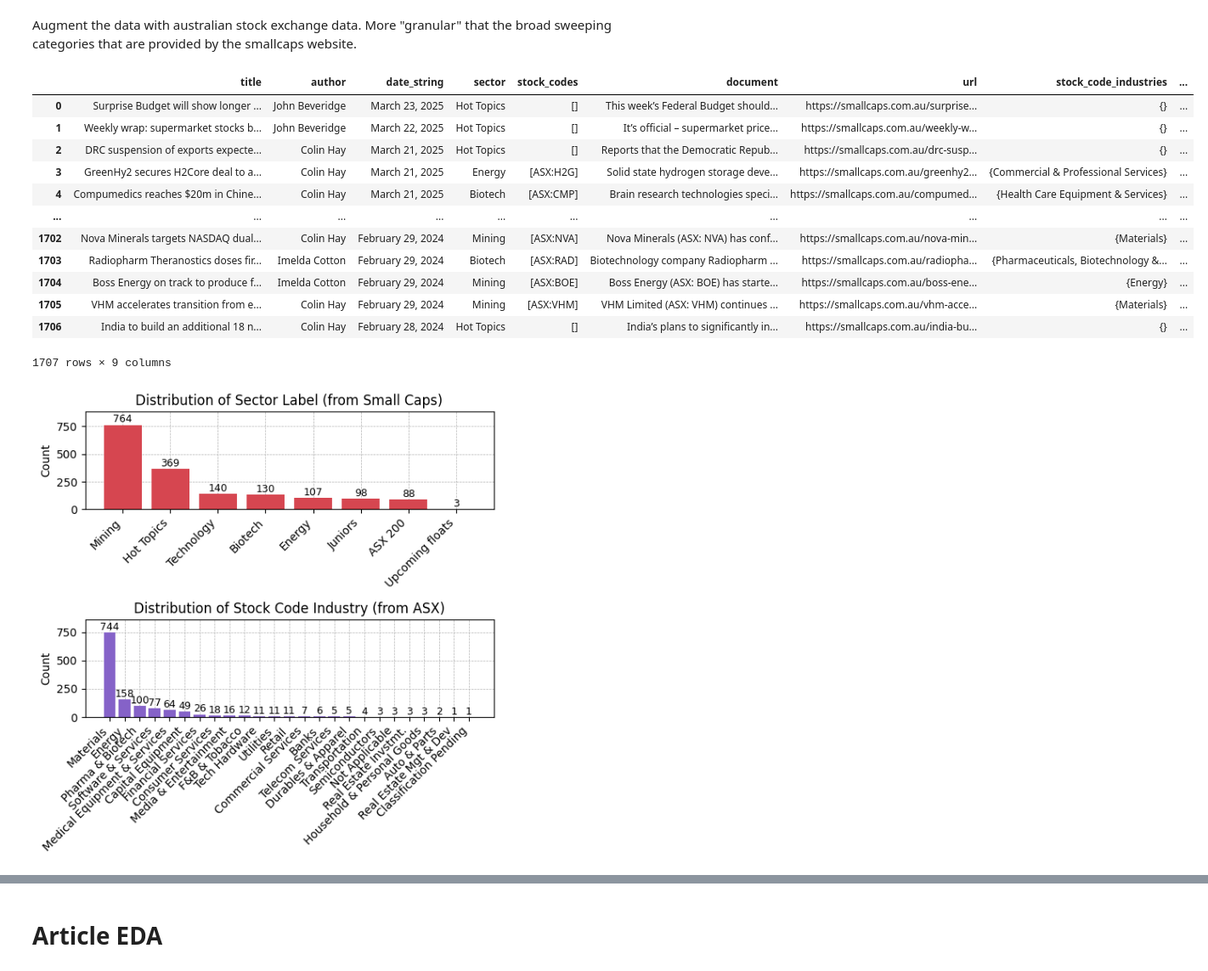
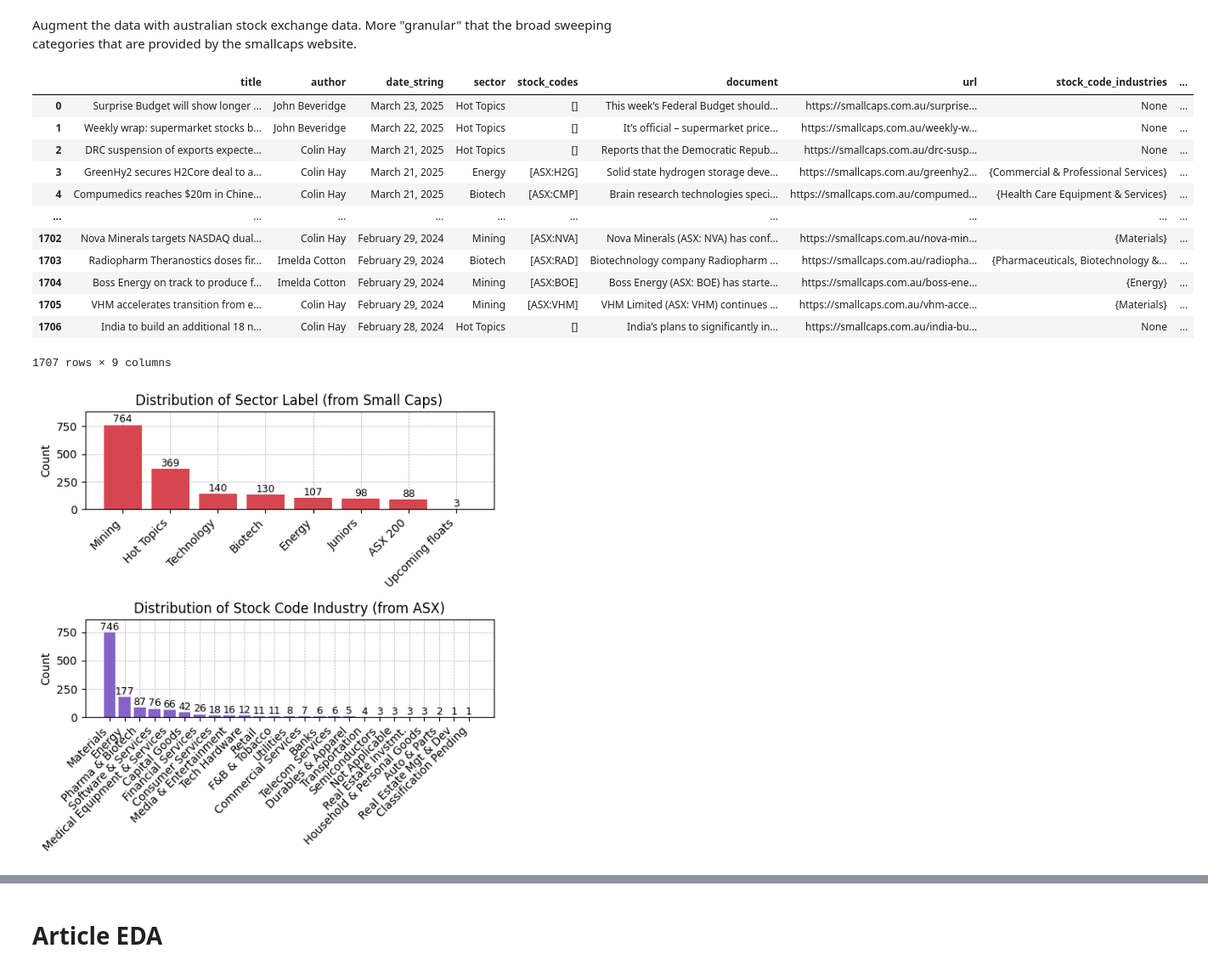
Before and after one commit to H-unter/MA3831-Assignment-2-3, a Jupyter notebook: code/scrape_article.ipynb, the cells around one changed output, grey strips where cells are left out. Shown: that part at 85% size. Drawn from its saved outputs; the diff is of its cells as text; code cells hidden in the pictures.

```diff
--- a/code/scrape_article.ipynb
+++ b/code/scrape_article.ipynb
@@ -161,19 +160,18 @@ asx_companies_df
 
 # article_df['stock_codes'] is a cell containing a list of stock code
 # create a new column 'stock_code_instustries' which is a list of industries for each stock code found in the asx_comnpaies_df['GICS industry group']
-
-def get_industry(stock_code):
-    industry = asx_companies_df.loc[asx_companies_df['code'] == stock_code]['GICS industry group']
-    return industry.values[0] if not industry.empty else None
+def get_industries(stock_codes):
+    if not stock_codes:  # Check if the list is empty
+        return None
+    industries = asx_companies_df.loc[asx_companies_df['code'].isin(stock_codes), 'GICS industry group']
+    return set(industries) if not industries.empty else None
 
 # Create a column for stock code industries (list of industries)
-article_df['stock_code_industries'] = article_df['stock_codes'].apply(
-    lambda stock_codes: {get_industry(code) for code in stock_codes if get_industry(code) is not None}
-)
+article_df['stock_code_industries'] = article_df['stock_codes'].apply(get_industries)
 
 # Create a column for stock code industry (single industry)
 def get_most_popular_industry(industries):
-    if not industries:
+    if industries is None or not industries:  # Handle None or empty set
         return None
     industry_counts = pd.Series(list(industries)).value_counts()
     return industry_counts.idxmax()
@@ -184,7 +182,8 @@ article_df
 # print out a list of all unique stock code industries
 unique_industries = set()
 for industries in article_df['stock_code_industries']:
-    unique_industries.update(industries)
+    if industries:  # Check if industries is not None
+        unique_industries.update(industries)
 unique_industries
 
 industry_long_name_to_industry_short_name = {
@@ -193,36 +192,36 @@ industry_long_name_to_industry_short_name = {
     "Capital Goods": "Capital Goods",
     "Class Pend": "Classification Pending",
     "Commercial & Professional Services": "Commercial Services",
     "Consumer Discretionary Distribution & Retail": "Retail",
     "Consumer Durables & Apparel": "Durables & Apparel",
     "Consumer Services": "Consumer Services",
     "Energy": "Energy",
     "Equity Real Estate Investment Trusts (REITs)": "Real Estate Invstmt.",
     "Financial Services": "Financial Services",
     "Food, Beverage & Tobacco": "F&B & Tobacco",
     "Health Care Equipment & Services": "Medical Equipment & Services",
     "Household & Personal Products": "Household & Personal Goods",
     "Materials": "Materials",
     "Media & Entertainment": "Media & Entertainment",
     "Not Applic": "Not Applicable",
     "Pharmaceuticals, Biotechnology & Life Sciences": "Pharma & Biotech",
     "Real Estate Management & Development": "Real Estate Mgt & Dev",
     "Semiconductors & Semiconductor Equipment": "Semiconductors",
     "Software & Services": "Software & Services",
     "Technology Hardware & Equipment": "Tech Hardware",
     "Telecommunication Services": "Telecom Services",
     "Transportation": "Transportation",
     "Utilities": "Utilities",
 }
 
 #map the long name to the short name in the dataframe
 article_df['stock_code_industry'] = article_df['stock_code_industry'].map(industry_long_name_to_industry_short_name)
 article_df
 # %% [output]
 |  | title | author | date_string | sector | stock_codes | document | url | stock_code_industries | ... |
-| 0 | Surprise Budget will show longer ... | John Beveridge | March 23, 2025 | Hot Topics | [] | This week’s Federal Budget should... | https://smallcaps.com.au/surprise... | {} | ... |
-| 1 | Weekly wrap: supermarket stocks b... | John Beveridge | March 22, 2025 | Hot Topics | [] | It’s official – supermarket price... | https://smallcaps.com.au/weekly-w... | {} | ... |
-| 2 | DRC suspension of exports expecte... | Colin Hay | March 21, 2025 | Hot Topics | [] | Reports that the Democratic Repub... | https://smallcaps.com.au/drc-susp... | {} | ... |
+| 0 | Surprise Budget will show longer ... | John Beveridge | March 23, 2025 | Hot Topics | [] | This week’s Federal Budget should... | https://smallcaps.com.au/surprise... | None | ... |
+| 1 | Weekly wrap: supermarket stocks b... | John Beveridge | March 22, 2025 | Hot Topics | [] | It’s official – supermarket price... | https://smallcaps.com.au/weekly-w... | None | ... |
+| 2 | DRC suspension of exports expecte... | Colin Hay | March 21, 2025 | Hot Topics | [] | Reports that the Democratic Repub... | https://smallcaps.com.au/drc-susp... | None | ... |
 | 3 | GreenHy2 secures H2Core deal to a... | Colin Hay | March 21, 2025 | Energy | [ASX:H2G] | Solid state hydrogen storage deve... | https://smallcaps.com.au/greenhy2... | {Commercial & Professional Services} | ... |
 | 4 | Compumedics reaches $20m in Chine... | Colin Hay | March 21, 2025 | Biotech | [ASX:CMP] | Brain research technologies speci... | https://smallcaps.com.au/compumed... | {Health Care Equipment & Services} | ... |
 | ... | ... | ... | ... | ... | ... | ... | ... | ... | ... |
@@ -230,7 +229,7 @@ article_df
 | 1703 | Radiopharm Theranostics doses fir... | Imelda Cotton | February 29, 2024 | Biotech | [ASX:RAD] | Biotechnology company Radiopharm ... | https://smallcaps.com.au/radiopha... | {Pharmaceuticals, Biotechnology &... | ... |
 | 1704 | Boss Energy on track to produce f... | Imelda Cotton | February 29, 2024 | Mining | [ASX:BOE] | Boss Energy (ASX: BOE) has starte... | https://smallcaps.com.au/boss-ene... | {Energy} | ... |
 | 1705 | VHM accelerates transition from e... | Colin Hay | February 29, 2024 | Mining | [ASX:VHM] | VHM Limited (ASX: VHM) continues ... | https://smallcaps.com.au/vhm-acce... | {Materials} | ... |
-| 1706 | India to build an additional 18 n... | Colin Hay | February 28, 2024 | Hot Topics | [] | India’s plans to significantly in... | https://smallcaps.com.au/india-bu... | {} | ... |
+| 1706 | India to build an additional 18 n... | Colin Hay | February 28, 2024 | Hot Topics | [] | India’s plans to significantly in... | https://smallcaps.com.au/india-bu... | None | ... |
 1707 rows × 9 columns
 # %%
 # Plot the value counts of the sector column on one subplot and the value counts of the stock_code_industry column on another subplot
@@ -267,7 +266,7 @@ for i, count in enumerate(industry_counts.values):
 plt.tight_layout()
 plt.show()
 # %% [output]
-[figure, old version]
+[figure, new version]
 # %%
 article_df
 df = article_df
```
Also changed, not shown: parts of 7 cells of this notebook, 4 other files.
